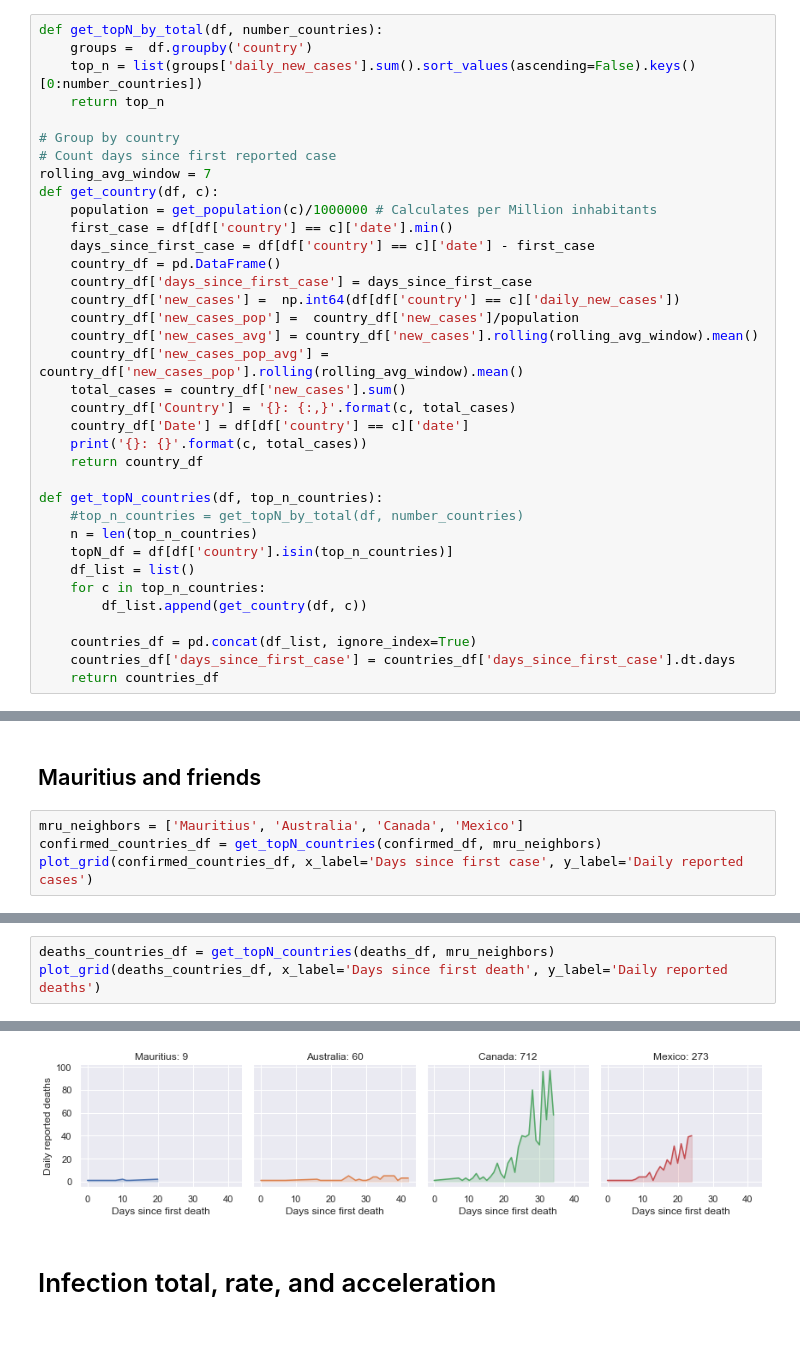
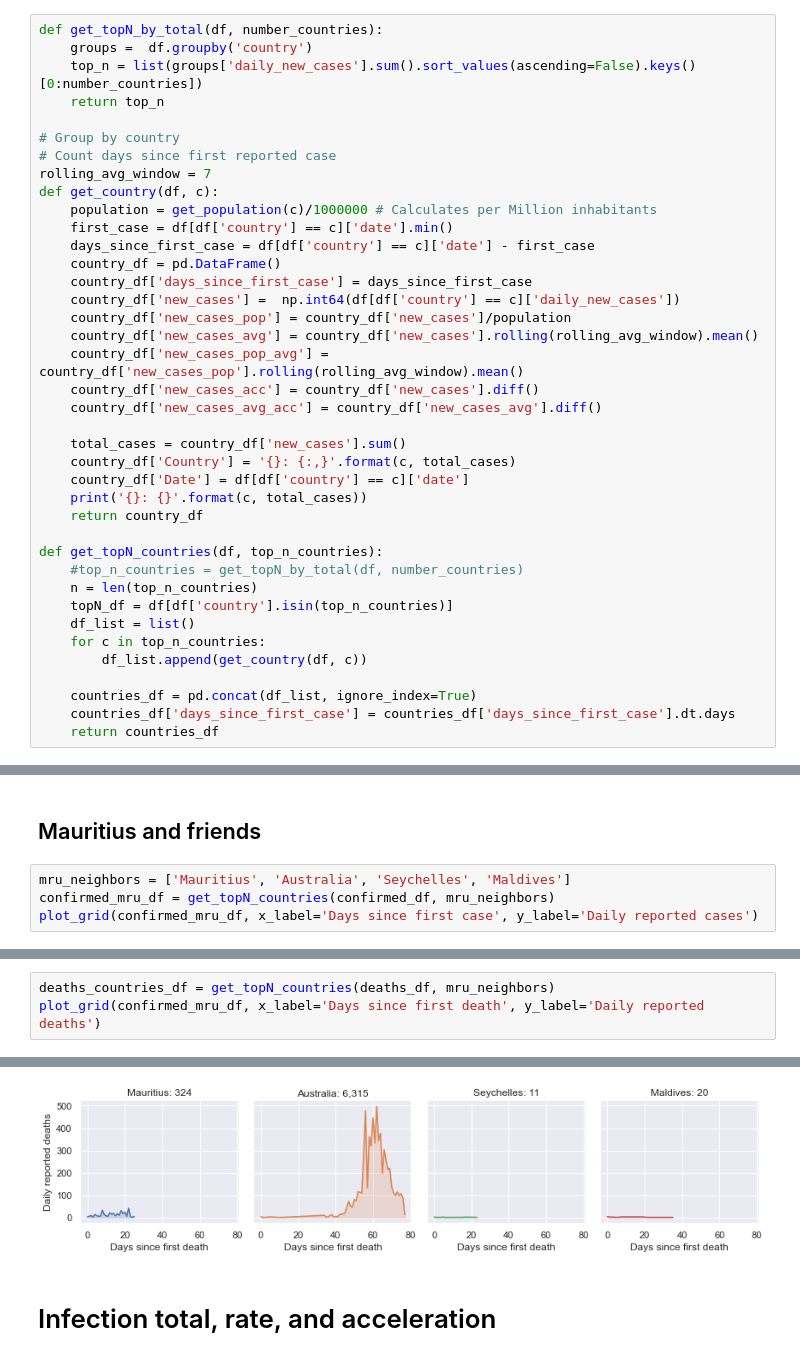
Before and after one commit to denisfookune/covid19-dailycases, a Jupyter notebook: covid19_JHU.ipynb, the cells around one changed output, grey strips where cells are left out. Saved outputs shown, nothing was run; the diff lists cells and outputs as text.

Commit message:
Acceleration of cases and plots

```diff
--- a/covid19_JHU.ipynb
+++ b/covid19_JHU.ipynb
@@ -89,9 +89,12 @@ def get_country(df, c):
     country_df = pd.DataFrame()
     country_df['days_since_first_case'] = days_since_first_case
     country_df['new_cases'] =  np.int64(df[df['country'] == c]['daily_new_cases'])
-    country_df['new_cases_pop'] =  country_df['new_cases']/population
+    country_df['new_cases_pop'] = country_df['new_cases']/population
     country_df['new_cases_avg'] = country_df['new_cases'].rolling(rolling_avg_window).mean()
     country_df['new_cases_pop_avg'] = country_df['new_cases_pop'].rolling(rolling_avg_window).mean()
+    country_df['new_cases_acc'] = country_df['new_cases'].diff()
+    country_df['new_cases_avg_acc'] = country_df['new_cases_avg'].diff()
+
     total_cases = country_df['new_cases'].sum()
     country_df['Country'] = '{}: {:,}'.format(c, total_cases)
     country_df['Date'] = df[df['country'] == c]['date']
@@ -208,9 +213,9 @@ plot_grid(deaths_countries_df, x_label='Days since first death', y_label='Daily
 # %% [markdown]
 ## Mauritius and friends
 # %%
-mru_neighbors = ['Mauritius', 'Australia', 'Canada', 'Mexico']
-confirmed_countries_df = get_topN_countries(confirmed_df, mru_neighbors)
-plot_grid(confirmed_countries_df, x_label='Days since first case', y_label='Daily reported cases')
+mru_neighbors = ['Mauritius', 'Australia', 'Seychelles', 'Maldives']
+confirmed_mru_df = get_topN_countries(confirmed_df, mru_neighbors)
+plot_grid(confirmed_mru_df, x_label='Days since first case', y_label='Daily reported cases')
 # %% [output]
 Mauritius: 324
 Australia: 6315
@@ -220,6 +225,6 @@ Mexico: 4219
 # %%
 deaths_countries_df = get_topN_countries(deaths_df, mru_neighbors)
-plot_grid(deaths_countries_df, x_label='Days since first death', y_label='Daily reported deaths')
+plot_grid(confirmed_mru_df, x_label='Days since first death', y_label='Daily reported deaths')
 # %% [output]
 Mauritius: 9
 Australia: 60
@@ -228,3 +233,3 @@ Mexico: 273
-[figure, old version]
+[figure, new version]
 # %% [markdown]
 # Infection total, rate, and acceleration
```
Also changed, not shown: parts of 8 cells of this notebook.
